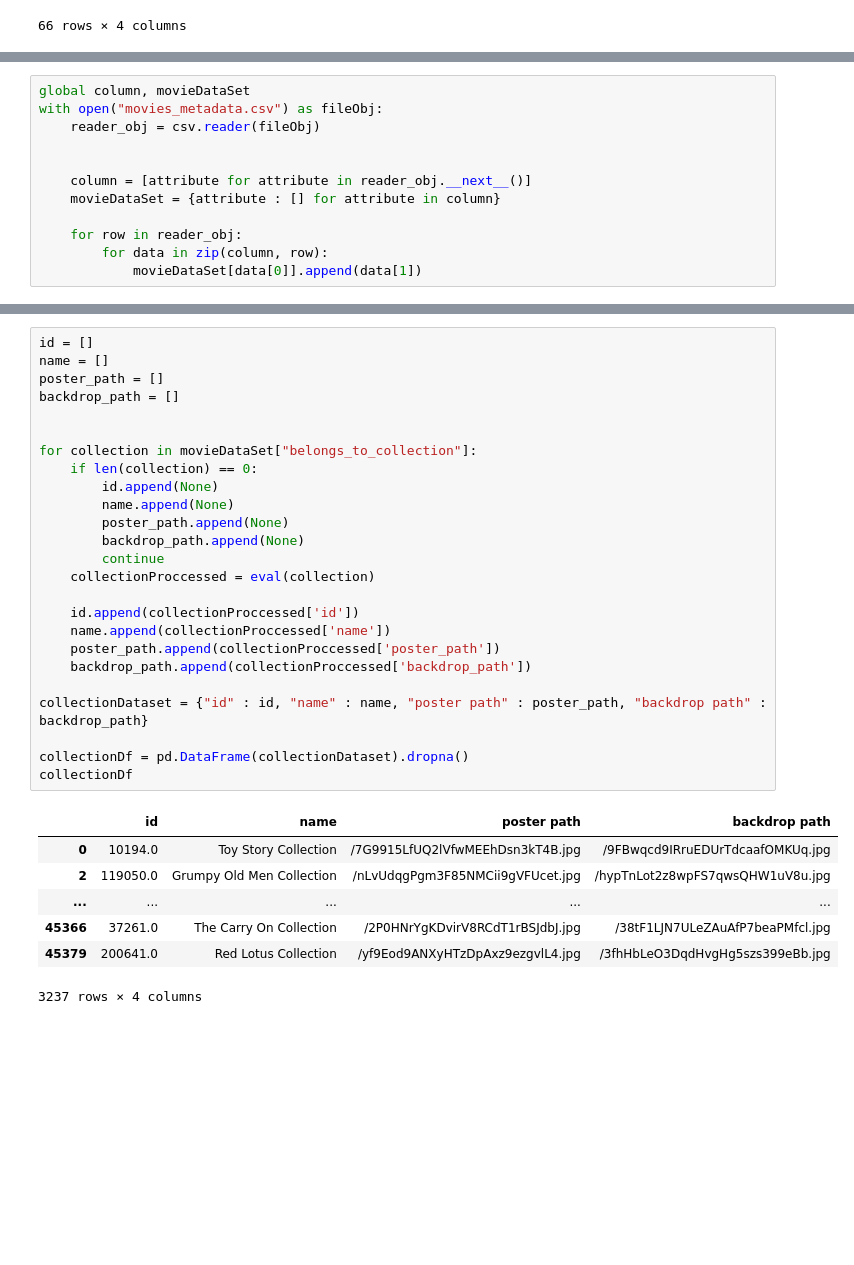
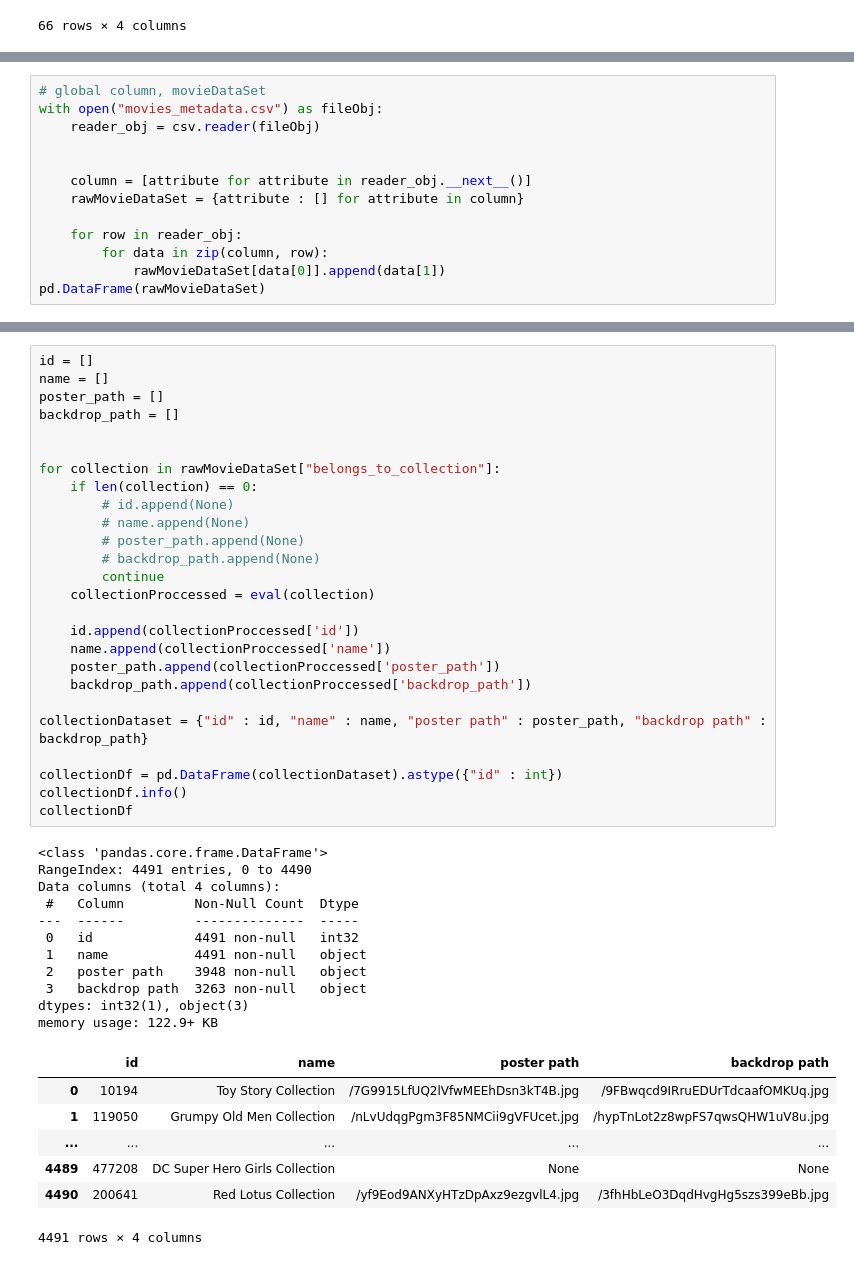
Before and after one commit to MiBiLi501/DataSci-W4, a Jupyter notebook: df.ipynb, the cells around one changed output, grey strips where cells are left out. Saved outputs shown, nothing was run; the diff lists cells and outputs as text; blank space fills up the shorter version.

```diff
--- a/df.ipynb
+++ b/df.ipynb
@@ -206,12 +235,13 @@ memory usage: 11.7+ KB
 # %%
-global column, movieDataSet
+# global column, movieDataSet
 with open("movies_metadata.csv") as fileObj:
     reader_obj = csv.reader(fileObj)
 
 
     column = [attribute for attribute in reader_obj.__next__()]
-    movieDataSet = {attribute : [] for attribute in column}
+    rawMovieDataSet = {attribute : [] for attribute in column}
 
     for row in reader_obj:
         for data in zip(column, row):
-            movieDataSet[data[0]].append(data[1])
+            rawMovieDataSet[data[0]].append(data[1])
+pd.DataFrame(rawMovieDataSet)
@@ -218,33 +260,45 @@ with open("movies_metadata.csv") as fileObj:
 # %%
 id = []
 name = []
 poster_path = []
 backdrop_path = []
 
 
-for collection in movieDataSet["belongs_to_collection"]:
+for collection in rawMovieDataSet["belongs_to_collection"]:
     if len(collection) == 0:
-        id.append(None)
-        name.append(None)
-        poster_path.append(None)
-        backdrop_path.append(None)
+        # id.append(None)
+        # name.append(None)
+        # poster_path.append(None)
+        # backdrop_path.append(None)
         continue
     collectionProccessed = eval(collection)
 
     id.append(collectionProccessed['id'])
     name.append(collectionProccessed['name'])
     poster_path.append(collectionProccessed['poster_path'])
     backdrop_path.append(collectionProccessed['backdrop_path'])
 
 collectionDataset = {"id" : id, "name" : name, "poster path" : poster_path, "backdrop path" : backdrop_path}
 
-collectionDf = pd.DataFrame(collectionDataset).dropna()
+collectionDf = pd.DataFrame(collectionDataset).astype({"id" : int})
+collectionDf.info()
 collectionDf
 # %% [output]
+<class 'pandas.core.frame.DataFrame'>
+RangeIndex: 4491 entries, 0 to 4490
+Data columns (total 4 columns):
+ #   Column         Non-Null Count  Dtype
+---  ------         --------------  -----
+ 0   id             4491 non-null   int32
+ 1   name           4491 non-null   object
+ 2   poster path    3948 non-null   object
+ 3   backdrop path  3263 non-null   object
+dtypes: int32(1), object(3)
+memory usage: 122.9+ KB
 |  | id | name | poster path | backdrop path |
-| 0 | 10194.0 | Toy Story Collection | /7G9915LfUQ2lVfwMEEhDsn3kT4B.jpg | /9FBwqcd9IRruEDUrTdcaafOMKUq.jpg |
-| 2 | 119050.0 | Grumpy Old Men Collection | /nLvUdqgPgm3F85NMCii9gVFUcet.jpg | /hypTnLot2z8wpFS7qwsQHW1uV8u.jpg |
+| 0 | 10194 | Toy Story Collection | /7G9915LfUQ2lVfwMEEhDsn3kT4B.jpg | /9FBwqcd9IRruEDUrTdcaafOMKUq.jpg |
+| 1 | 119050 | Grumpy Old Men Collection | /nLvUdqgPgm3F85NMCii9gVFUcet.jpg | /hypTnLot2z8wpFS7qwsQHW1uV8u.jpg |
 | ... | ... | ... | ... | ... |
-| 45366 | 37261.0 | The Carry On Collection | /2P0HNrYgKDvirV8RCdT1rBSJdbJ.jpg | /38tF1LJN7ULeZAuAfP7beaPMfcl.jpg |
-| 45379 | 200641.0 | Red Lotus Collection | /yf9Eod9ANXyHTzDpAxz9ezgvlL4.jpg | /3fhHbLeO3DqdHvgHg5szs399eBb.jpg |
+| 4489 | 477208 | DC Super Hero Girls Collection | None | None |
+| 4490 | 200641 | Red Lotus Collection | /yf9Eod9ANXyHTzDpAxz9ezgvlL4.jpg | /3fhHbLeO3DqdHvgHg5szs399eBb.jpg |
-3237 rows × 4 columns
+4491 rows × 4 columns
```
Also changed, not shown: parts of 22 cells of this notebook, 2 other files.
